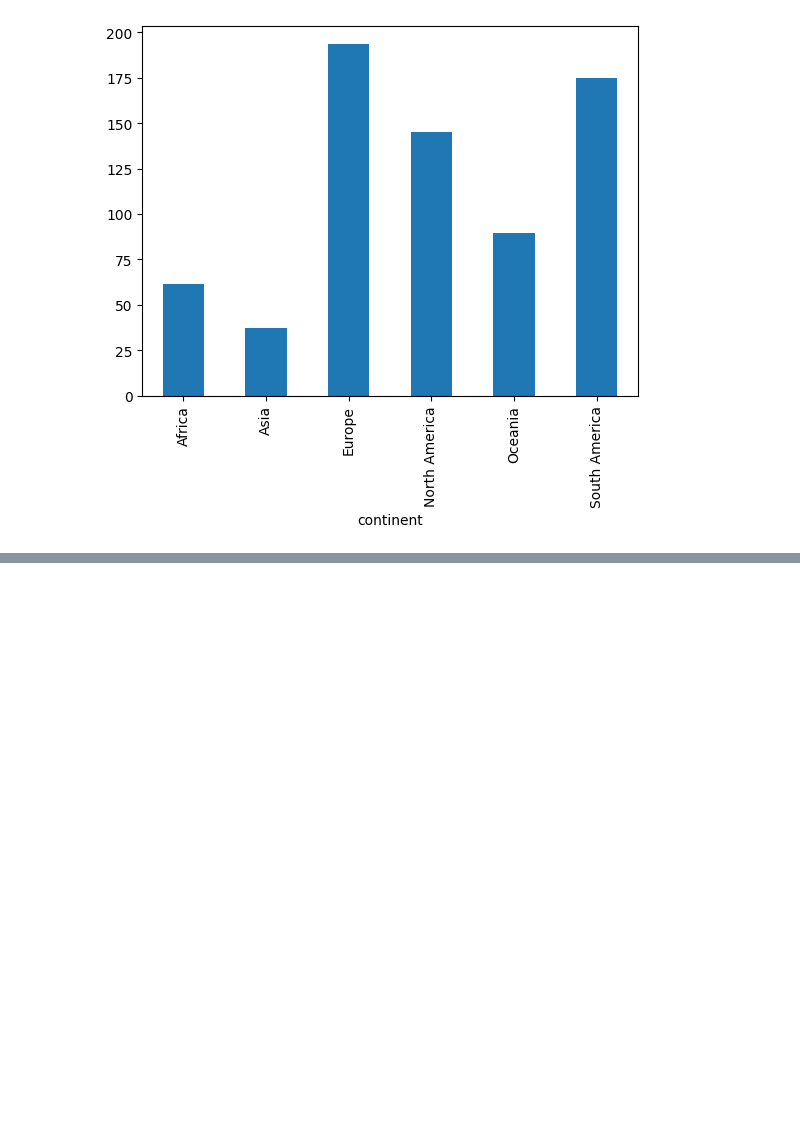
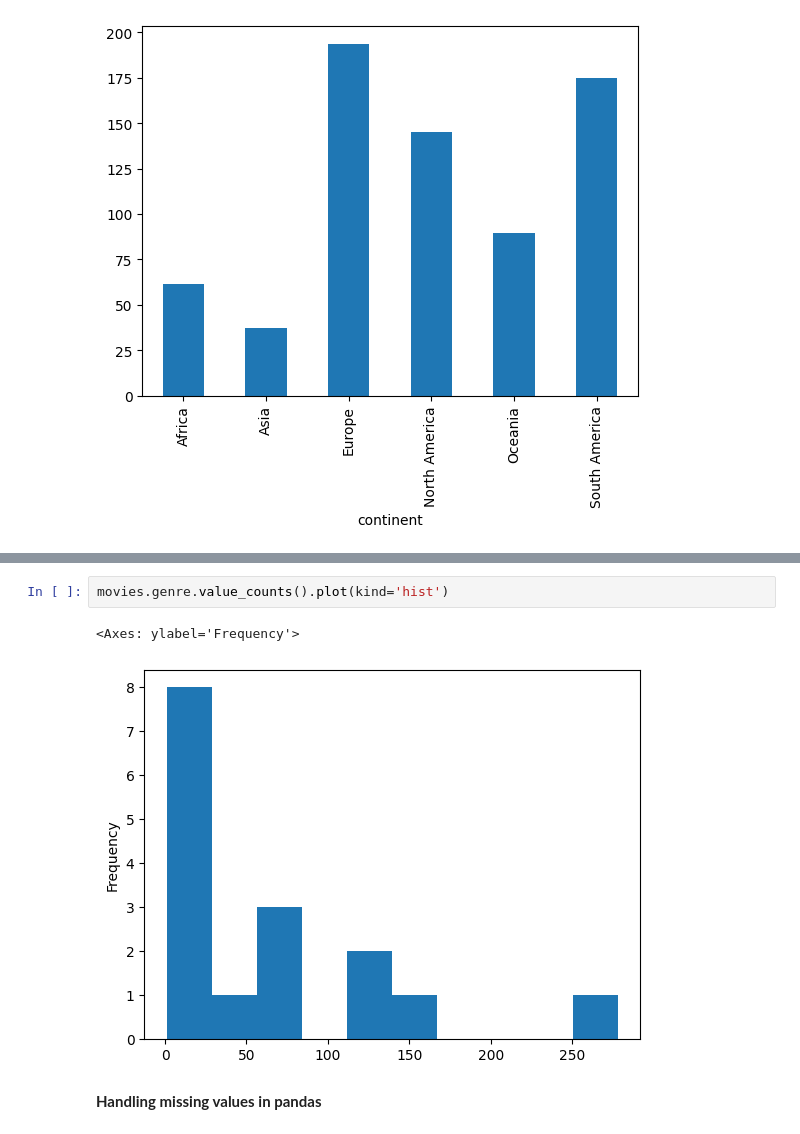
Before and after one commit to 1ochaku/Machine-Learning-Tutorials, a Jupyter notebook: Coding Week/Week 1/Pandas.ipynb, the cells around one changed output, grey strips where cells are left out. Saved outputs shown, nothing was run; the diff lists cells and outputs as text; blank space fills up the shorter version.

```diff
--- a/Coding Week/Week 1/Pandas.ipynb
+++ b/Coding Week/Week 1/Pandas.ipynb
@@ -744,0 +905,7 @@ drinks.groupby('continent')['beer_servings'].mean().plot(kind='bar')
+# %%
+movies.genre.value_counts().plot(kind='hist')
+# %% [output]
+<Axes: ylabel='Frequency'>
+[figure, added]
+# %% [markdown]
+**Handling missing values in pandas**
```
Also changed, not shown: parts of 53 cells of this notebook, 1 other file.
